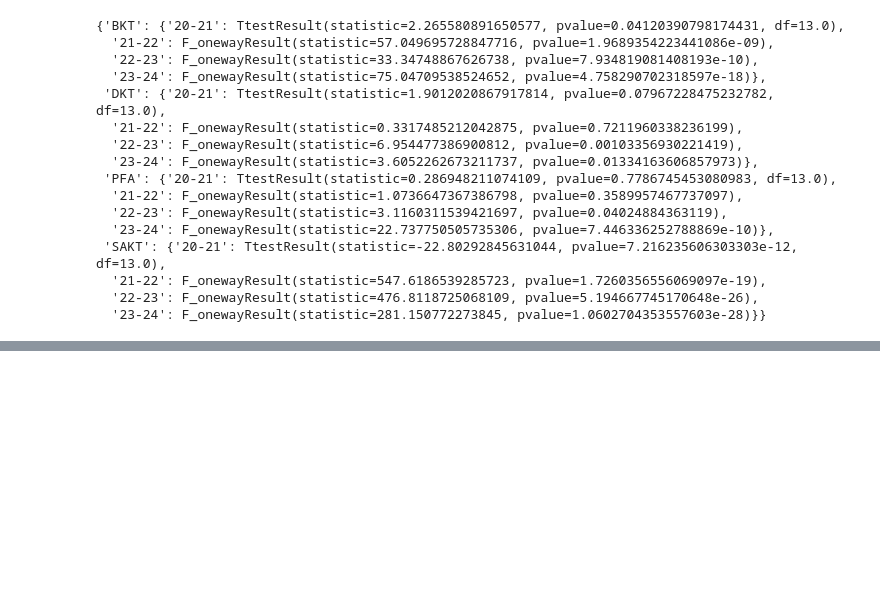
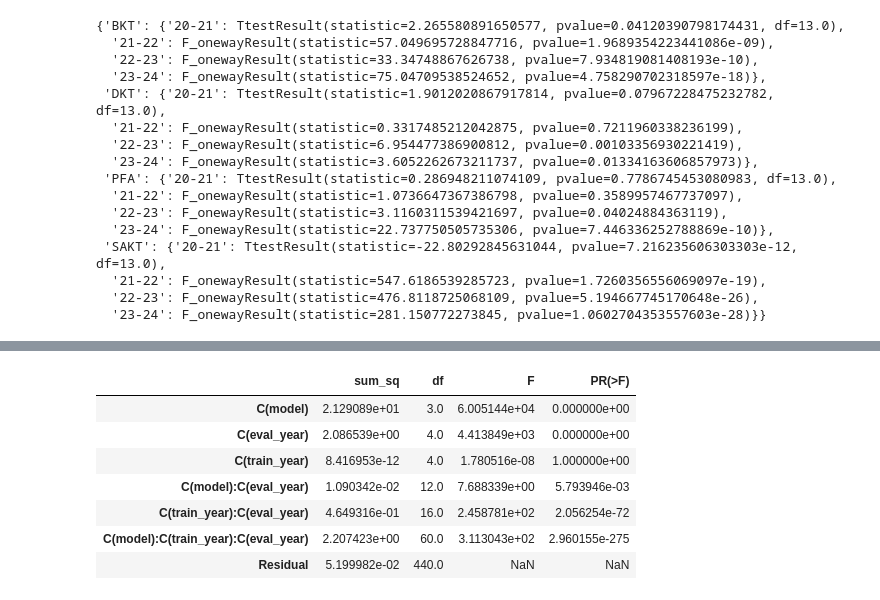
Before and after one commit to ASSISTments-IQP/LongitudinalKnowledgeTracing24, a Jupyter notebook: data_analysis.ipynb, the cells around one changed output, grey strips where cells are left out. Saved outputs shown, nothing was run; the diff lists cells and outputs as text; code cells hidden in the pictures; blank space fills up the shorter version.

```diff
--- a/data_analysis.ipynb
+++ b/data_analysis.ipynb
@@ -279,0 +327,12 @@ model_test_results
+# %%
+model = ols("auc ~ C(model) + C(eval_year) + C(train_year) + C(model):C(eval_year) +C(train_year):C(eval_year) + C(model):C(train_year):C(eval_year)", data=df).fit()
+sm.stats.anova_lm(model, typ=2, robust='hc3')
+# %% [output]
+|  | sum_sq | df | F | PR(>F) |
+| C(model) | 2.129089e+01 | 3.0 | 6.005144e+04 | 0.000000e+00 |
+| C(eval_year) | 2.086539e+00 | 4.0 | 4.413849e+03 | 0.000000e+00 |
+| C(train_year) | 8.416953e-12 | 4.0 | 1.780516e-08 | 1.000000e+00 |
+| C(model):C(eval_year) | 1.090342e-02 | 12.0 | 7.688339e+00 | 5.793946e-03 |
+| C(train_year):C(eval_year) | 4.649316e-01 | 16.0 | 2.458781e+02 | 2.056254e-72 |
+| C(model):C(train_year):C(eval_year) | 2.207423e+00 | 60.0 | 3.113043e+02 | 2.960155e-275 |
+| Residual | 5.199982e-02 | 440.0 | NaN | NaN |
```
Also changed, not shown: parts of 10 cells of this notebook.
